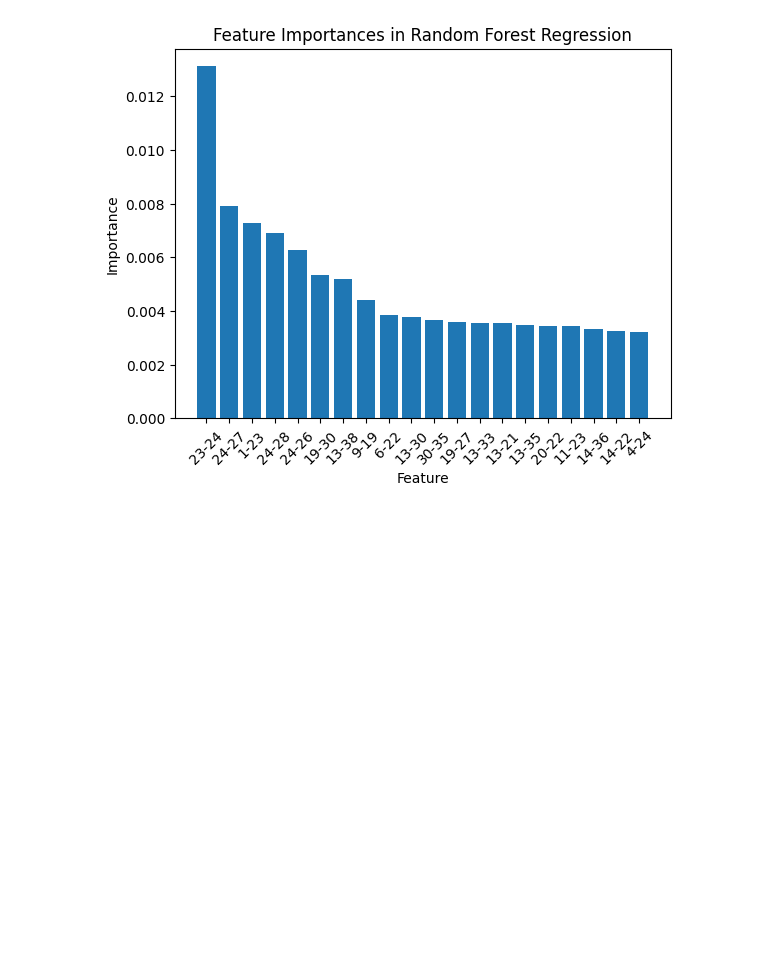
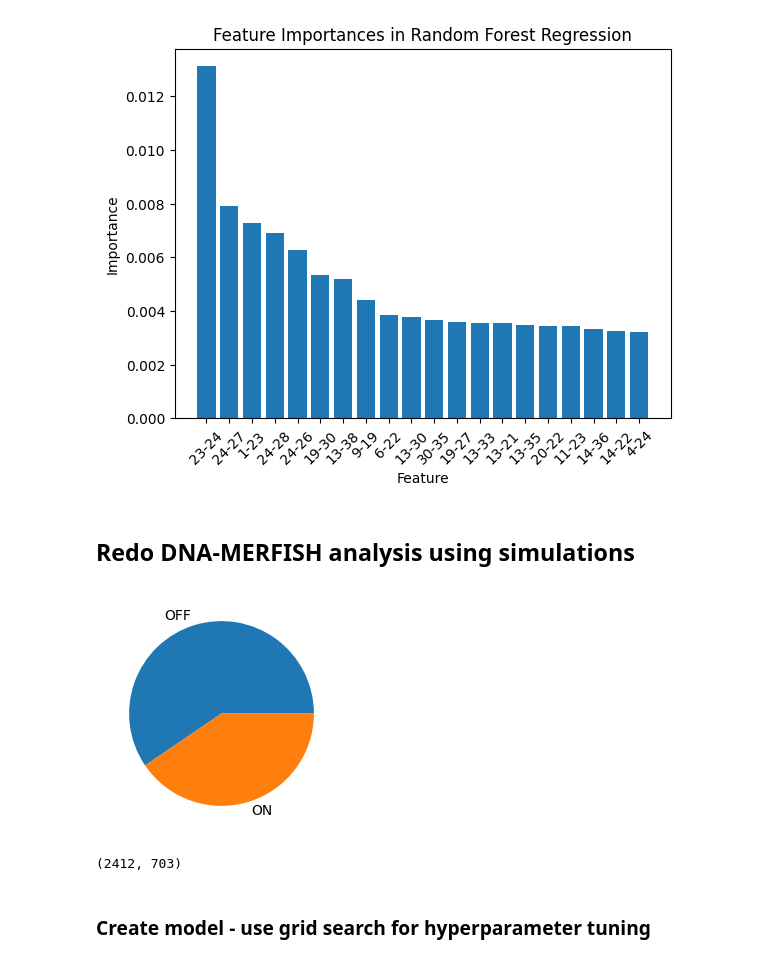
Before and after one commit to manuelfmerino/expression_prediction_AI, a Jupyter notebook: train_random_forest.ipynb, the cells around one changed output. Cells and saved outputs as stored; diff of their text form; code cells hidden in the pictures; blank space fills up the shorter version.

```diff
--- a/train_random_forest.ipynb
+++ b/train_random_forest.ipynb
@@ -446,3 +451,38 @@ plt.title("Feature Importances in Random Forest Regression")
 plt.savefig('../results/random_forest/feature_importance_1000_nm_thr.pdf', format='pdf')
 # %% [output]
 [figure]
+# %% [markdown]
+## Redo DNA-MERFISH analysis using simulations
+# %%
+# Read distance matrices with transcriptional information
+dists_path = '../data/Su_2020/simulated_dataset/matrices_transformed_classified/'
+
+mats_vector = []
+for state in ['active', 'inactive']:
+    mats = os.listdir(f"{dists_path}/{state}")
+
+    for mat_i_name in mats:
+        mat_i = pd.read_csv(f"{dists_path}/{state}/{mat_i_name}", sep='\t', header=None).to_numpy()
+
+        mat_i_vector = []
+        for i in range(0, mat_i.shape[0]):
+            for j in range(i+ 1, mat_i.shape[1]):
+                mat_i_vector.append(mat_i[i,j])
+
+        if state == 'active':
+            mat_i_vector.append(1)
+        else:
+            mat_i_vector.append(0)
+
+        mats_vector.append(mat_i_vector)
+
+mats_vector = pd.DataFrame(mats_vector)
+
+# Plot distribution
+fig, axs = plt.subplots(1, 1, figsize=(3, 3))
+
+axs.pie(mats_vector.iloc[:, -1].value_counts(), labels=['OFF', 'ON'])
+
+plt.show()
+# %% [output]
+[figure, added]
@@ -448,0 +505,6 @@ plt.savefig('../results/random_forest/feature_importance_1000_nm_thr.pdf', forma
+# %%
+X_train.shape
+# %% [output]
+(2412, 703)
+# %% [markdown]
+### Create model - use grid search for hyperparameter tuning
```
Also changed, not shown: parts of 21 cells of this notebook, 1 other file.
